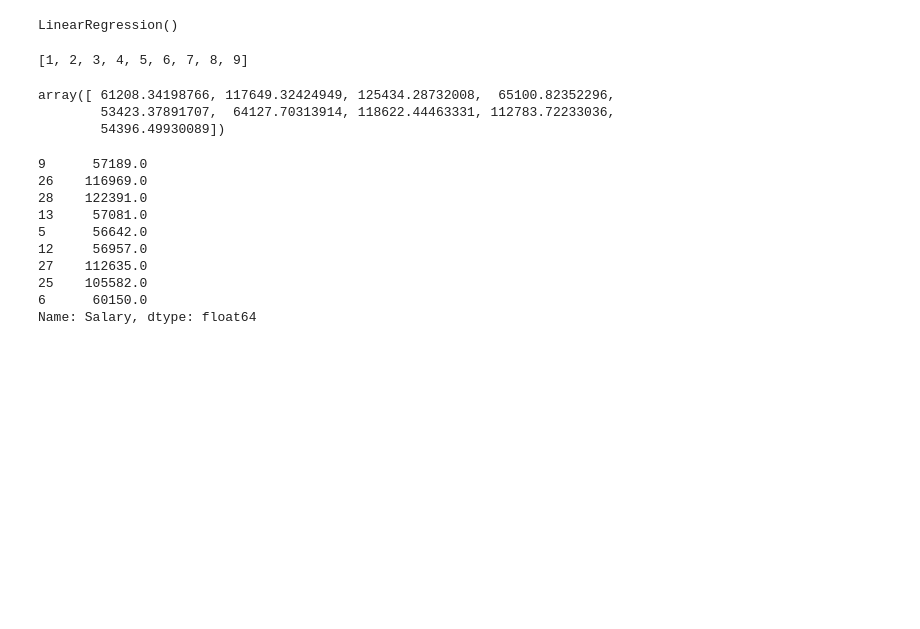
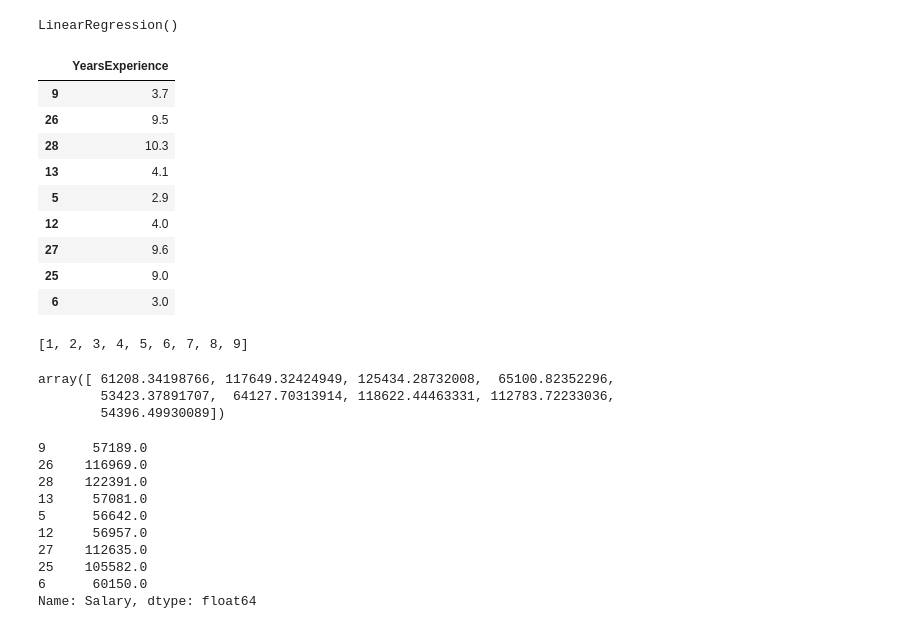
Before and after one commit to jabedkhanjb/Machine-Learning, a Jupyter notebook: Salary Prediction Project/Salary Prediction.ipynb, the cells around one changed output. Saved outputs shown, nothing was run; the diff lists cells and outputs as text; code cells hidden in the pictures; blank space fills up the shorter version.

```diff
--- a/Salary Prediction Project/Salary Prediction.ipynb
+++ b/Salary Prediction Project/Salary Prediction.ipynb
@@ -108,6 +108,19 @@ reg = LinearRegression()
 reg.fit(xtrain, ytrain)
 # %% [output]
 LinearRegression()
+# %%
+xtest
+# %% [output]
+|  | YearsExperience |
+| 9 | 3.7 |
+| 26 | 9.5 |
+| 28 | 10.3 |
+| 13 | 4.1 |
+| 5 | 2.9 |
+| 12 | 4.0 |
+| 27 | 9.6 |
+| 25 | 9.0 |
+| 6 | 3.0 |
 # %%
 ypredict = reg.predict(xtest)
 # %%
@@ -116,12 +129,12 @@ c = [i for i in range (1,len(ytest)+1, 1)]
 c
 # %% [output]
 [1, 2, 3, 4, 5, 6, 7, 8, 9]
-# %%
-ypredict
-# %% [output]
-array([ 61208.34198766, 117649.32424949, 125434.28732008,  65100.82352296,
-        53423.37891707,  64127.70313914, 118622.44463331, 112783.72233036,
-        54396.49930089])
+# %%
+ypredict
+# %% [output]
+array([ 61208.34198766, 117649.32424949, 125434.28732008,  65100.82352296,
+        53423.37891707,  64127.70313914, 118622.44463331, 112783.72233036,
+        54396.49930089])
 # %%
 ytest
 # %% [output]
```
